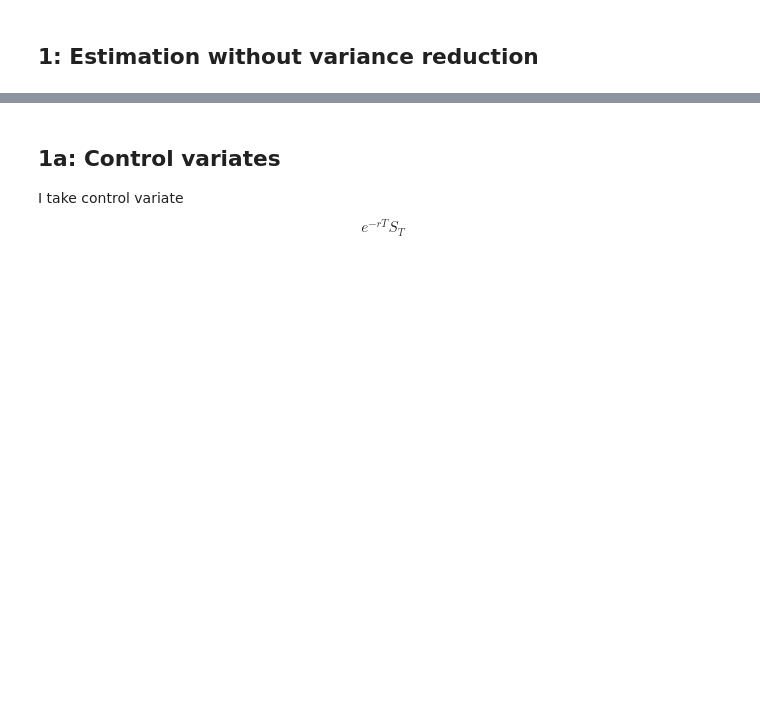
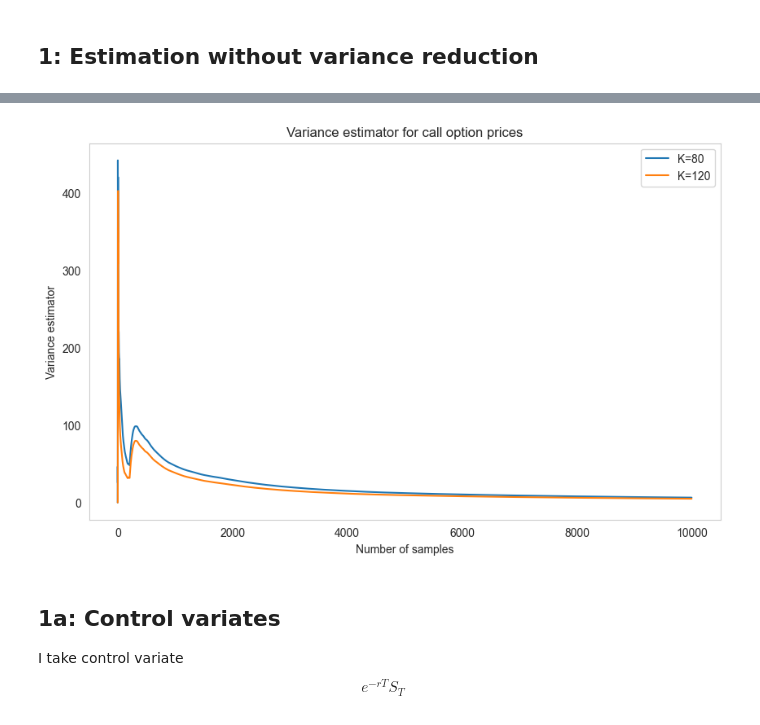
Before and after one commit to fantasy2fry/FinancialMathIntro, a Jupyter notebook: lab6/l6.ipynb, the cells around one changed output, grey strips where cells are left out. Saved outputs shown, nothing was run; the diff lists cells and outputs as text; code cells hidden in the pictures; blank space fills up the shorter version.

```diff
--- a/lab6/l6.ipynb
+++ b/lab6/l6.ipynb
@@ -54,4 +54,16 @@ Exact price for K=80: 48.36598654140403
 Exact price for K=120: 35.76934353937068
 # %% [markdown]
 ## 1: Estimation without variance reduction
+# %%
+def cumulated_mean(values):
+    """
+    Calculate the cumulated mean of a list of values.
+    """
+    n = len(values)
+    cumulated_mean = np.zeros(n)
+    curr_sum = 0
+    for i in range(n):
+        curr_sum += values[i]
+        cumulated_mean[i] = curr_sum / (i + 1)
+    return cumulated_mean
 # %%
@@ -84,3 +107,15 @@ Plotting estimates
+# %%
+plt.figure(figsize=(10, 6))
+plt.plot(variance_estimator_in_the_money, label=f"K={K_low}")
+plt.plot(variance_estimator_out_of_the_money, label=f"K={K_high}")
+plt.xlabel("Number of samples")
+plt.ylabel("Variance estimator")
+plt.title("Variance estimator for call option prices")
+plt.legend()
+plt.grid()
+plt.show()
+# %% [output]
+[figure, added]
 # %% [markdown]
 ## 1a: Control variates
 I take control variate
```
Also changed, not shown: parts of 3 cells of this notebook.
